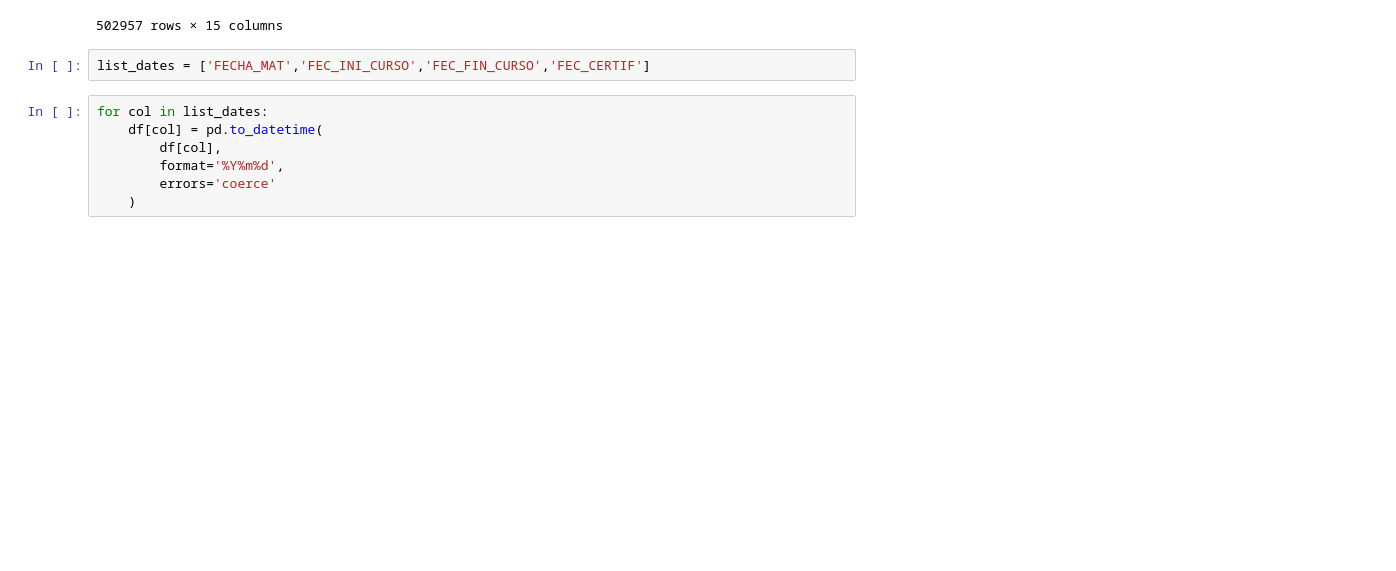
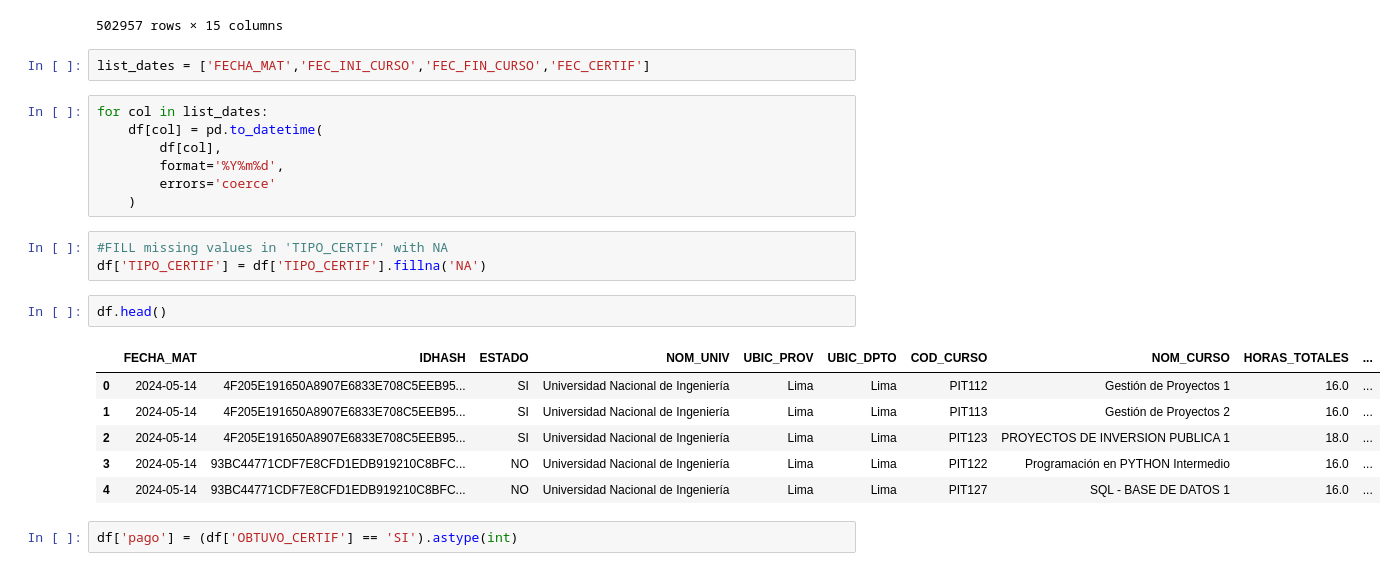
Before and after one commit to fernandoz123/learning-zoomcamp, a Jupyter notebook: 01-intro/hw07.ipynb, the cells around one changed output. Saved outputs shown, nothing was run; the diff lists cells and outputs as text; blank space fills up the shorter version.

```diff
--- a/01-intro/hw07.ipynb
+++ b/01-intro/hw07.ipynb
@@ -88,3 +88,17 @@ for col in list_dates:
         format='%Y%m%d',
         errors='coerce'
     )
+# %%
+#FILL missing values in 'TIPO_CERTIF' with NA
+df['TIPO_CERTIF'] = df['TIPO_CERTIF'].fillna('NA')
+# %%
+df.head()
+# %% [output]
+|  | FECHA_MAT | IDHASH | ESTADO | NOM_UNIV | UBIC_PROV | UBIC_DPTO | COD_CURSO | NOM_CURSO | HORAS_TOTALES | ... |
+| 0 | 2024-05-14 | 4F205E191650A8907E6833E708C5EEB95... | SI | Universidad Nacional de Ingeniería | Lima | Lima | PIT112 | Gestión de Proyectos 1 | 16.0 | ... |
+| 1 | 2024-05-14 | 4F205E191650A8907E6833E708C5EEB95... | SI | Universidad Nacional de Ingeniería | Lima | Lima | PIT113 | Gestión de Proyectos 2 | 16.0 | ... |
+| 2 | 2024-05-14 | 4F205E191650A8907E6833E708C5EEB95... | SI | Universidad Nacional de Ingeniería | Lima | Lima | PIT123 | PROYECTOS DE INVERSION PUBLICA 1 | 18.0 | ... |
+| 3 | 2024-05-14 | 93BC44771CDF7E8CFD1EDB919210C8BFC... | NO | Universidad Nacional de Ingeniería | Lima | Lima | PIT122 | Programación en PYTHON Intermedio | 16.0 | ... |
+| 4 | 2024-05-14 | 93BC44771CDF7E8CFD1EDB919210C8BFC... | NO | Universidad Nacional de Ingeniería | Lima | Lima | PIT127 | SQL - BASE DE DATOS 1 | 16.0 | ... |
+# %%
+df['pago'] = (df['OBTUVO_CERTIF'] == 'SI').astype(int)
```
Also changed, not shown: parts of 9 cells of this notebook, 1 other file.
